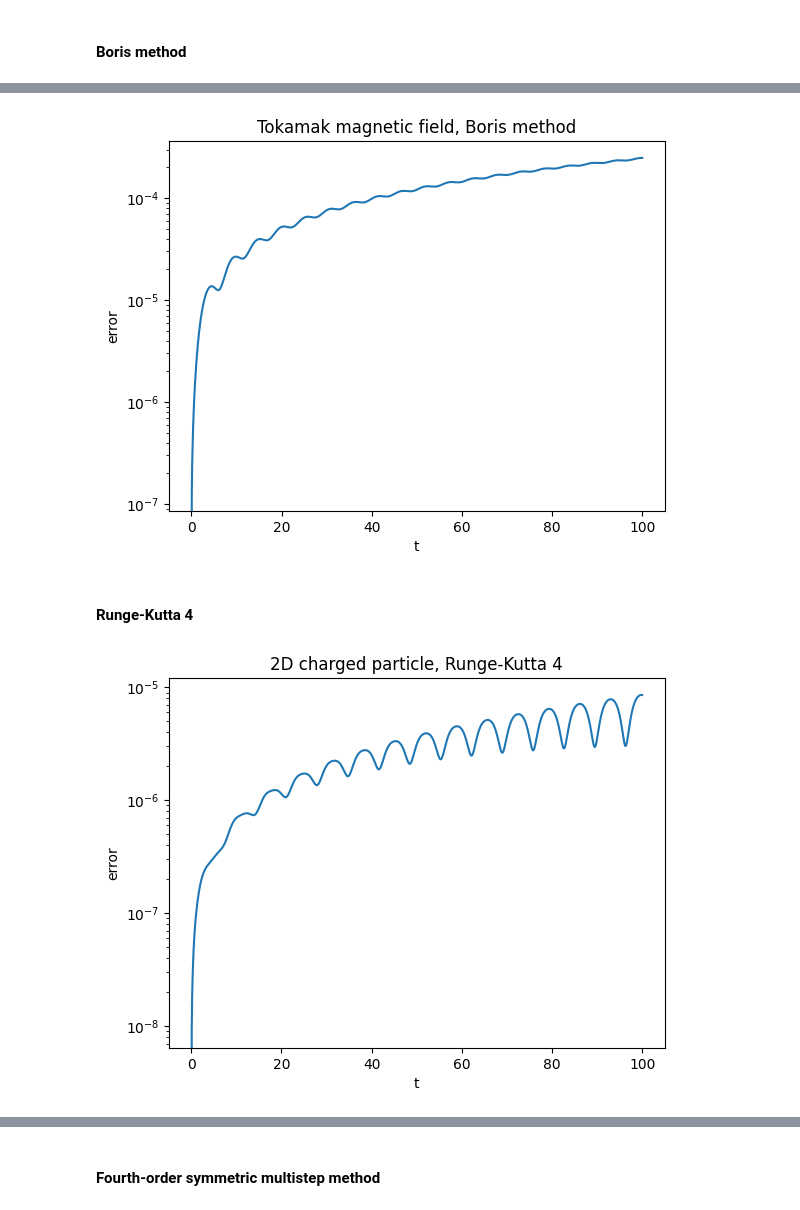
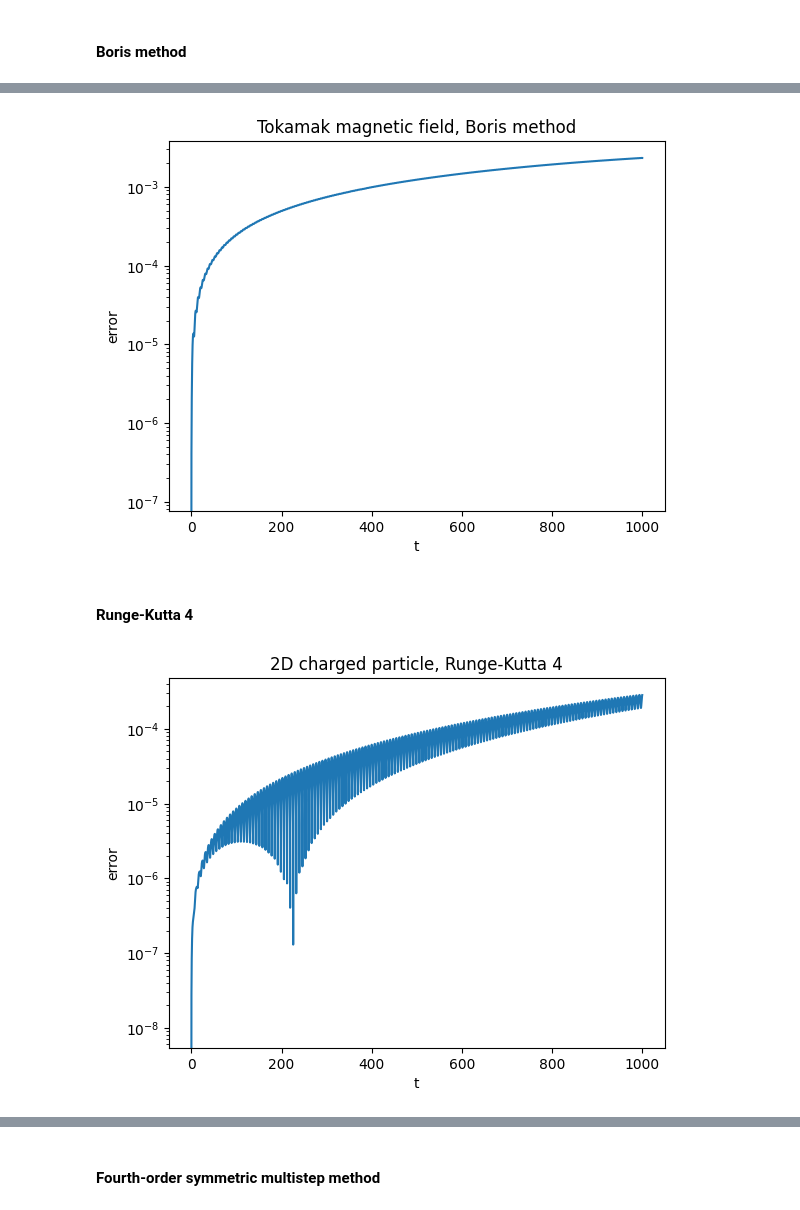
Before and after one commit to DonSheddow/TMA4215-project2, a Jupyter notebook: main.ipynb, the cells around one changed output, grey strips where cells are left out. Drawn from its saved outputs; the diff is of its cells as text; code cells hidden in the pictures.

```diff
--- a/main.ipynb
+++ b/main.ipynb
@@ -199,7 +198,7 @@ def fourth_order_multistep(x0, v0, B, A, A_diff, gradU, h, Tmax):
 # %% [markdown]
 ## Trajectory plots
 # %%
-Tmax = 100
+Tmax = 1000
 h = 0.1
 
 
@@ -313,13 +308,13 @@ plot_error(boris_x_2D[:1000,:], particle_reference_soln, "2D charged particle, B
 # %%
-plot_error(boris_x_tok[:1000,:], tokamak_reference_soln, "Tokamak magnetic field, Boris method")
+plot_error(boris_x_tok, tokamak_reference_soln, "Tokamak magnetic field, Boris method")
 # %% [output]
-[figure, old version]
+[figure, new version]
 # %% [markdown]
 #### Runge-Kutta 4
 # %%
 plot_error(rk4_x_2D, particle_reference_soln, "2D charged particle, Runge-Kutta 4")
 # %% [output]
-[figure, old version]
+[figure, new version]
 # %%
 plot_error(rk4_x_tok, tokamak_reference_soln, "Tokamak magnetic field, Runge-Kutta 4")
 # %% [output]
```
Also changed, not shown: parts of 23 cells of this notebook.
